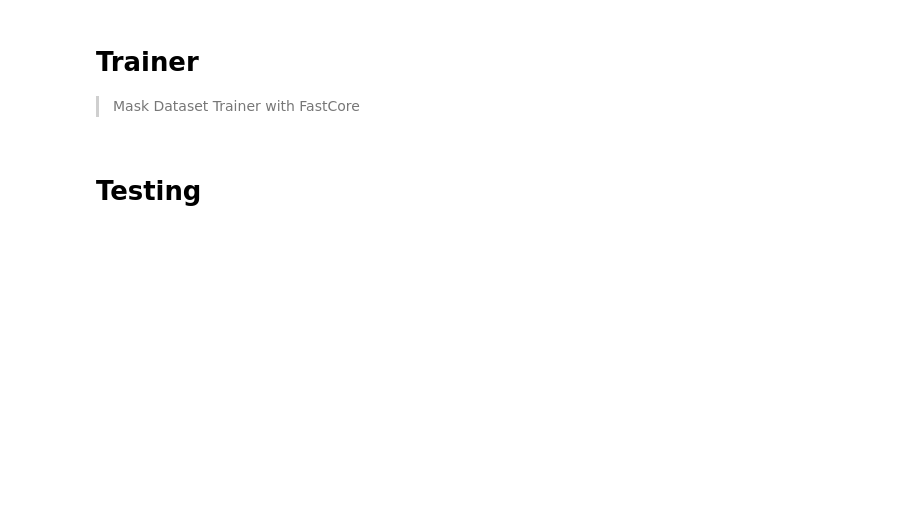
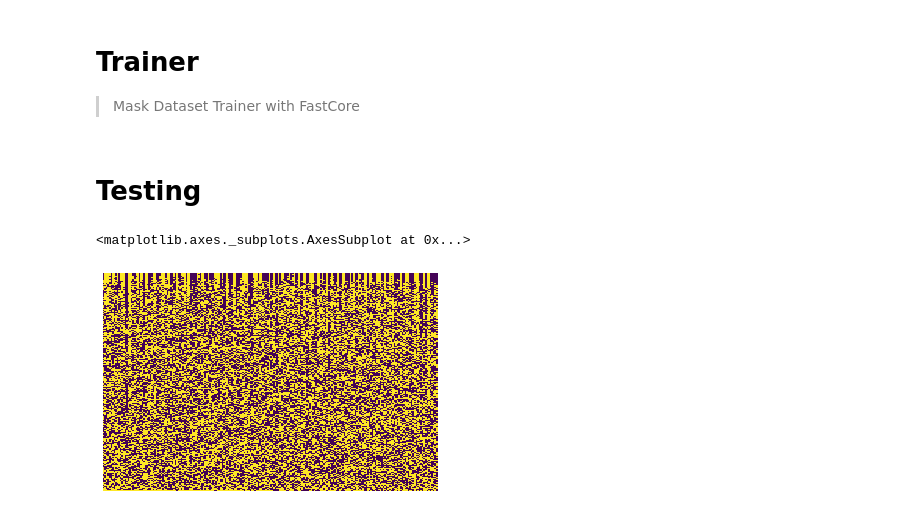
Before and after one commit to holyfiddlex/Speech-Separation, a Jupyter notebook: nbdev/_06_Trainer.ipynb, the cells around one changed output. Saved outputs shown, nothing was run; the diff lists cells and outputs as text; code cells hidden in the pictures; blank space fills up the shorter version.

```diff
--- a/nbdev/_06_Trainer.ipynb
+++ b/nbdev/_06_Trainer.ipynb
@@ -26,3 +26,10 @@ trainer = Trainer(U_Net(), fn, AudioPipe)
 model, pipe, mask_type = U_Net(), AudioPipe(fn), MaskcIRM
 # %%
 epoch, loss_func, optimizer, lr, mom, bs = 2, F.cross_entropy, Adam, 1e-4, 0.9, 4
+# %%
+out = pipe(0)
+# %%
+out[0].show()
+# %% [output]
+<matplotlib.axes._subplots.AxesSubplot at 0x...>
+[figure, added]
```
Also changed, not shown: parts of 3 cells of this notebook, 1 other file.
